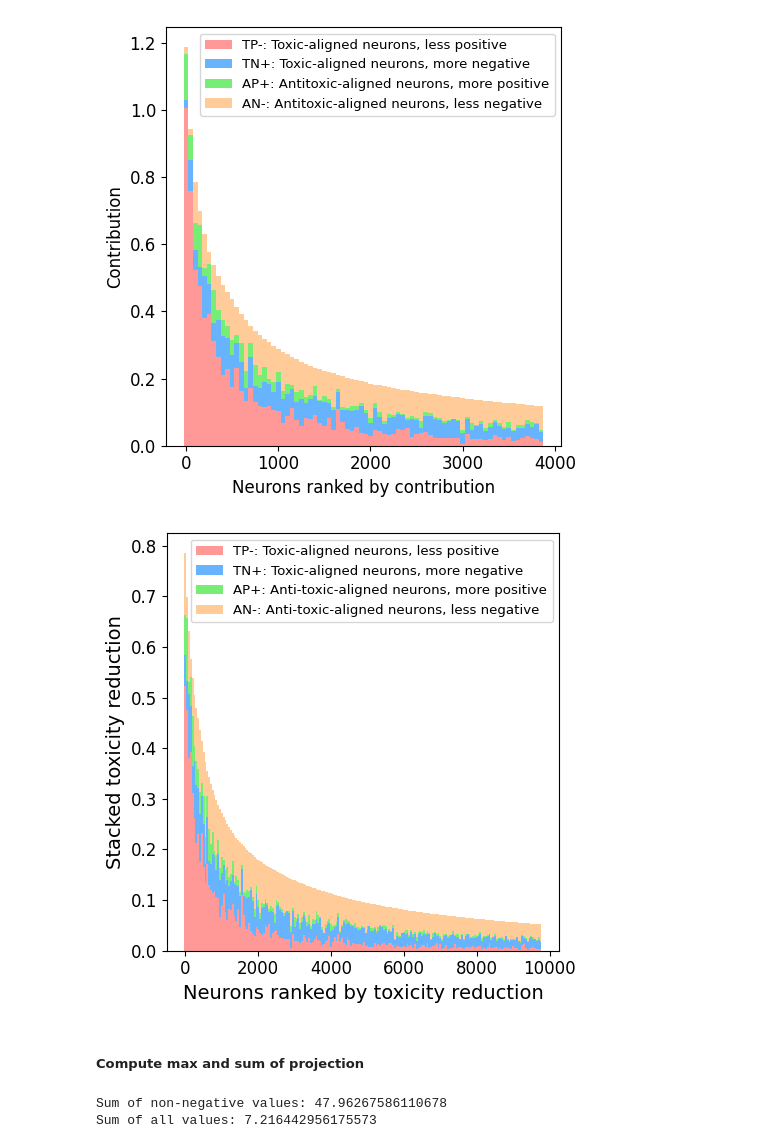
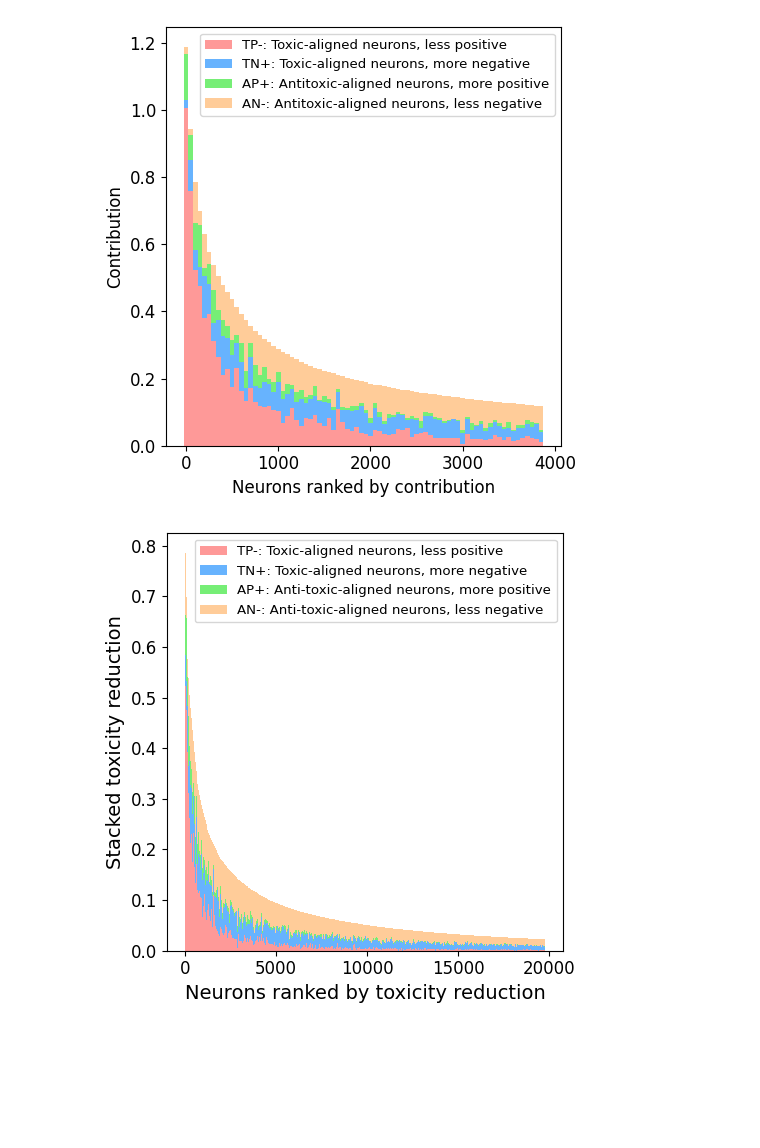
Before and after one commit to PamelaBha/MIB, a Jupyter notebook: toxicity/graphs/contribution_plot_gpt2.ipynb, the cells around one changed output. Drawn from its saved outputs; the diff is of its cells as text; code cells hidden in the pictures; blank space fills up the shorter version.

```diff
--- a/toxicity/graphs/contribution_plot_gpt2.ipynb
+++ b/toxicity/graphs/contribution_plot_gpt2.ipynb
@@ -925,12 +860,12 @@ tp_contribs = []
 tn_contribs = []
 atp_contribs = []
 atn_contribs = []
-for i in range(200, 10000, chunk_size):
+for i in range(200, 20000, chunk_size):
     chunk = df[i : i + chunk_size]
-    tp = chunk[(chunk["gpt2_cossim"] > 0) & (chunk["gpt2_activation"] > 0)]
-    tn = chunk[(chunk["gpt2_cossim"] > 0) & (chunk["gpt2_activation"] <= 0)]
-    atp = chunk[(chunk["gpt2_cossim"] <= 0) & (chunk["gpt2_activation"] > 0)]
-    atn = chunk[(chunk["gpt2_cossim"] <= 0) & (chunk["gpt2_activation"] <= 0)]
+    tp = chunk[(chunk["pt_cossim"] > 0) & (chunk["pt_activation"] > 0)]
+    tn = chunk[(chunk["pt_cossim"] > 0) & (chunk["pt_activation"] <= 0)]
+    atp = chunk[(chunk["pt_cossim"] <= 0) & (chunk["pt_activation"] > 0)]
+    atn = chunk[(chunk["pt_cossim"] <= 0) & (chunk["pt_activation"] <= 0)]
     tp_contribs.append(tp["projection_diff"].sum())
     tn_contribs.append(tn["projection_diff"].sum())
     atp_contribs.append(atp["projection_diff"].sum())
@@ -938,33 +873,31 @@ for i in range(200, 10000, chunk_size):
 
 # bar plot of tp
 fig, ax = plt.subplots(figsize=(5, 5))
 x = np.arange(len(tp_contribs)) * chunk_size
 # adjust width
 w = 1.0 * chunk_size
 
 # instead, stack bars one on another
 ax.bar(x, tp_contribs, label="TP-: Toxic-aligned neurons, less positive", color="#FE9998", width=w)
 _b = np.array(tp_contribs)
 ax.bar(x, tn_contribs, bottom=_b, label="TN+: Toxic-aligned neurons, more negative", color="#67B3FE", width=w)
 _b += np.array(tn_contribs)
 ax.bar(x, atp_contribs, bottom=_b, label="AP+: Anti-toxic-aligned neurons, more positive", color="#76EE76", width=w)
 _b += np.array(atp_contribs)
 ax.bar(x, atn_contribs, bottom=_b, label="AN-: Anti-toxic-aligned neurons, less negative", color="#FFCC99", width=w)
 ax.legend()
 
 # label axes
 ax.set_xlabel("Neurons ranked by toxicity reduction", fontsize=14)
 ax.set_ylabel("Stacked toxicity reduction", fontsize=14)
 
 # Increasing the size of tick labels
 ax.tick_params(axis='both', which='major', labelsize=12)
 
 # Enlarging the legend
 ax.legend(fontsize=9.6)
 
 plt.tight_layout()
 plt.show()
 # %% [output]
-[figure, old version]
+[figure, new version]
-# %% [markdown]
-##### Compute max and sum of projection
@@ -984,13 +903,0 @@ df = df.sort_values(by="projection_diff", ascending=False)
-# %%
-# Calculate the sum of non-negative values of 'projection_diff'
-sum_non_negative = df[df['projection_diff'] >= 0]['projection_diff'].sum()
-
-# Calculate the sum of all values of 'projection_diff'
-sum_all = df['projection_diff'].sum()
-
-# Print the results
-print(f"Sum of non-negative values: {sum_non_negative}")
-print(f"Sum of all values: {sum_all}")
-# %% [output]
-Sum of non-negative values: 47.96267586110678
-Sum of all values: 7.216442956175573
```
Also changed, not shown: parts of 6 cells of this notebook, 12 other files.
